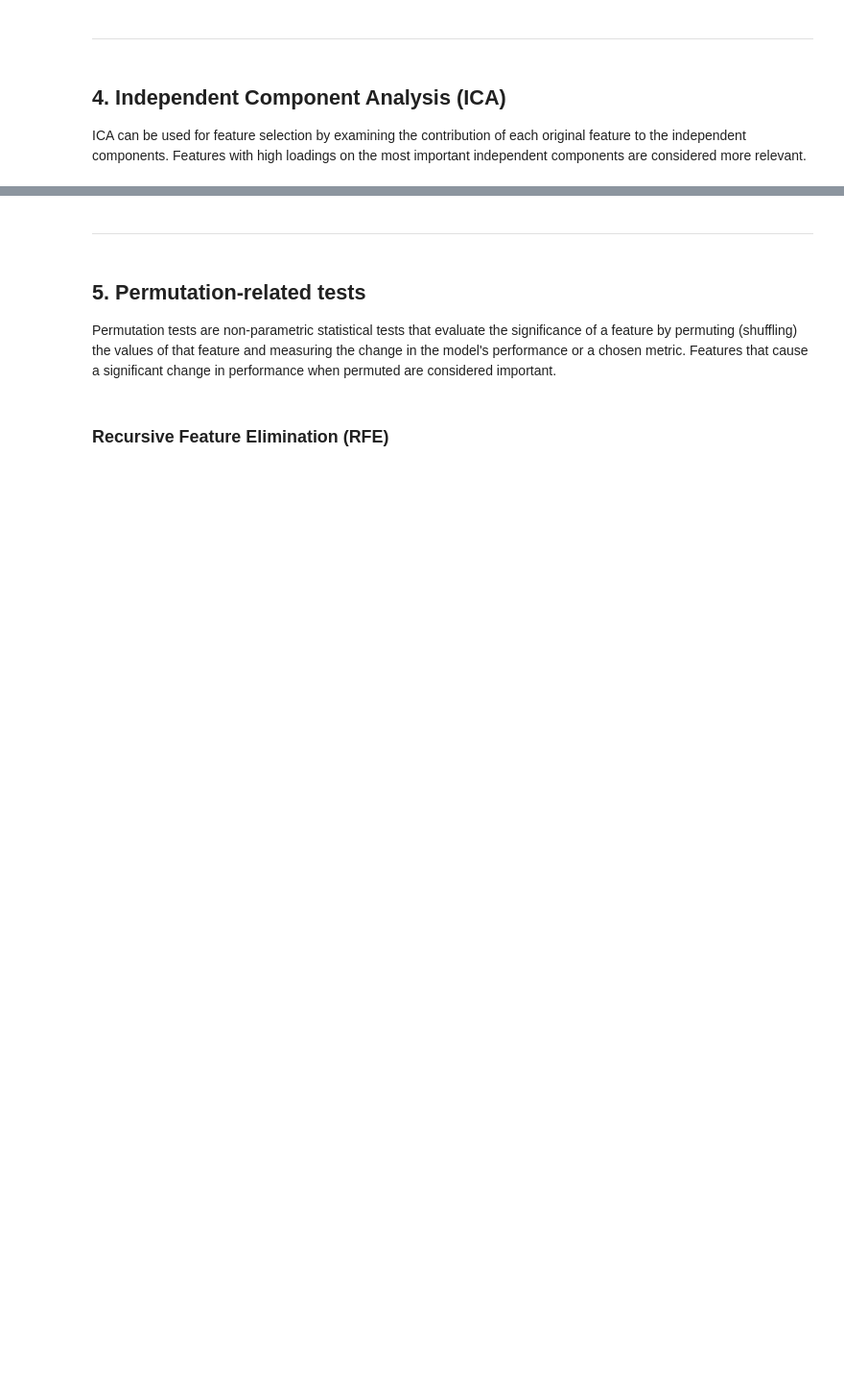
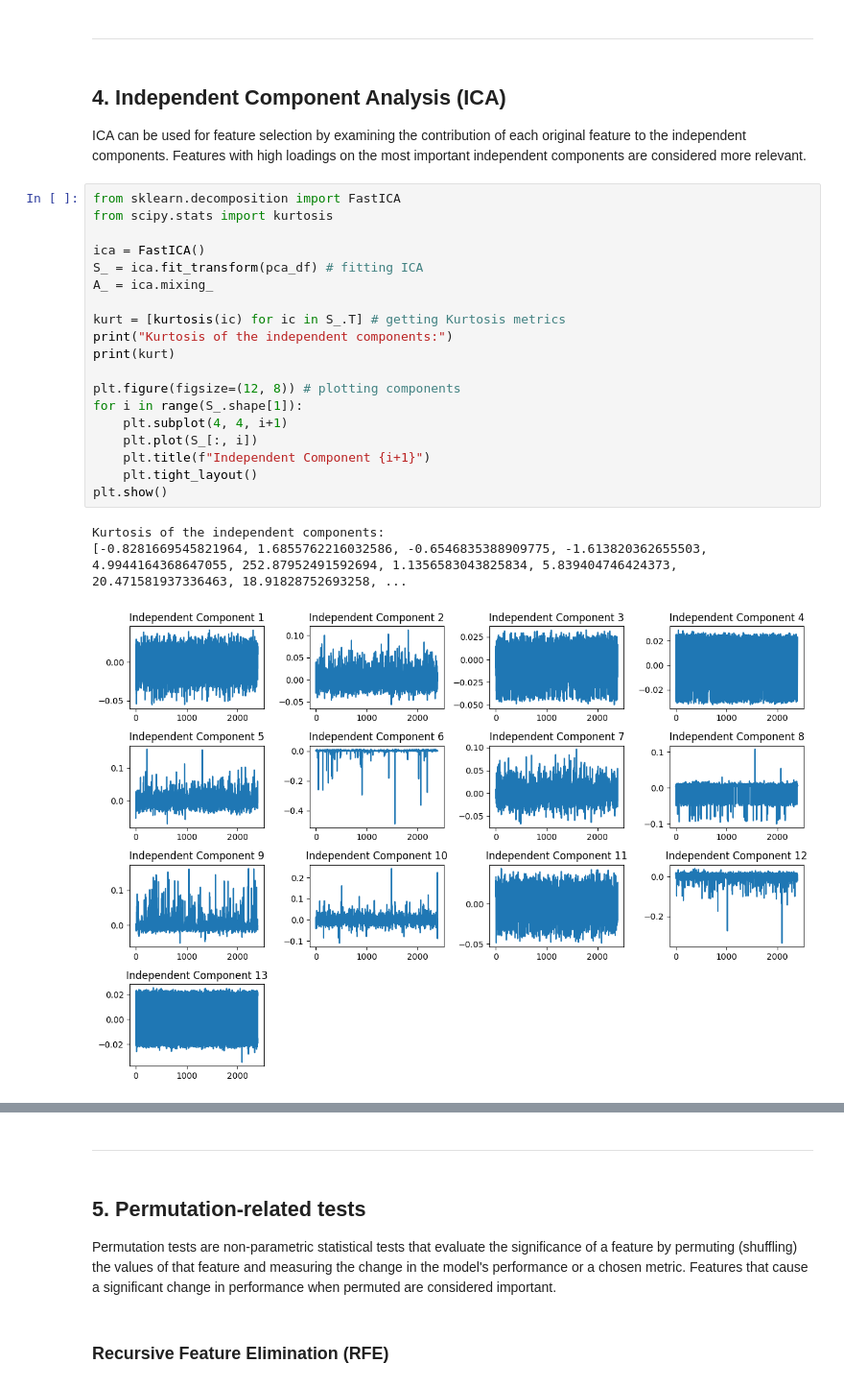
Before and after one commit to SrijanShovit/HealthLearning, a Jupyter notebook: Metabolic Syndrome Prediction/metabolic_syndrome_predict.ipynb, the cells around one changed output, grey strips where cells are left out. Shown at 96% size. Cells and saved outputs as stored; diff of their text form; blank space fills up the shorter version.

```diff
--- a/Metabolic Syndrome Prediction/metabolic_syndrome_predict.ipynb
+++ b/Metabolic Syndrome Prediction/metabolic_syndrome_predict.ipynb
@@ -978,3 +1044,26 @@ we also used the **most stringent significance level** of **alpha = 0.001** or 0
 ## 4. Independent Component Analysis (ICA)
 
  ICA can be used for feature selection by examining the contribution of each original feature to the independent components. Features with high loadings on the most important independent components are considered more relevant.
+# %%
+from sklearn.decomposition import FastICA
+from scipy.stats import kurtosis
+
+ica = FastICA()
+S_ = ica.fit_transform(pca_df) # fitting ICA
+A_ = ica.mixing_
+
+kurt = [kurtosis(ic) for ic in S_.T] # getting Kurtosis metrics
+print("Kurtosis of the independent components:")
+print(kurt)
+
+plt.figure(figsize=(12, 8)) # plotting components
+for i in range(S_.shape[1]):
+    plt.subplot(4, 4, i+1)
+    plt.plot(S_[:, i])
+    plt.title(f"Independent Component {i+1}")
+    plt.tight_layout()
+plt.show()
+# %% [output]
+Kurtosis of the independent components:
+[-0.8281669545821964, 1.6855762216032586, -0.6546835388909775, -1.613820362655503, 4.9944164368647055, 252.87952491592694, 1.1356583043825834, 5.839404746424373, 20.471581937336463, 18.91828752693258, ...
+[figure, added]
```
Also changed, not shown: parts of 33 cells of this notebook.
